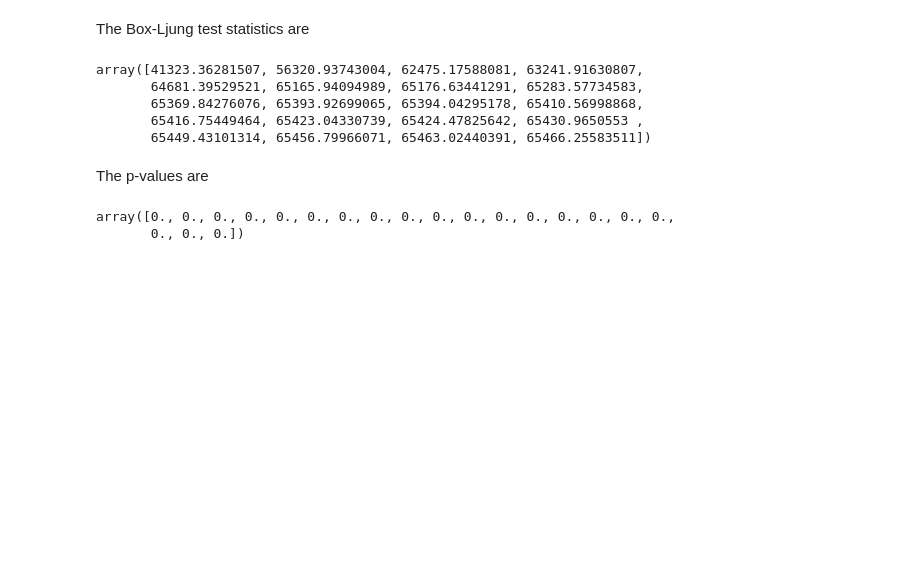
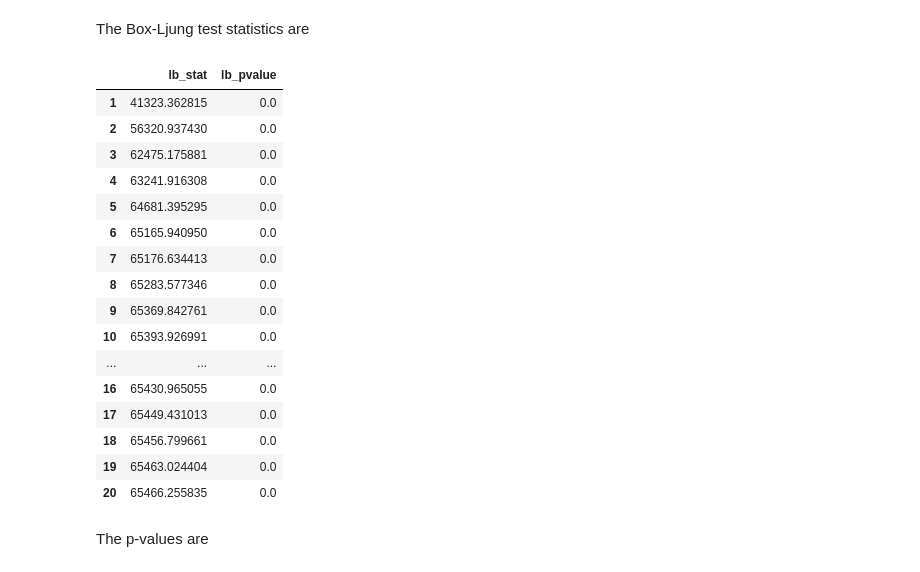
Before and after one commit to sacalderonv/TimeSeries, a Jupyter notebook: Python Jupyter/Red Neuronal Recurrente/RNN_BitCoin.ipynb, the cells around one changed output. Cells and saved outputs as stored; diff of their text form; code cells hidden in the pictures; blank space fills up the shorter version.

```diff
--- a/Python Jupyter/Red Neuronal Recurrente/RNN_BitCoin.ipynb
+++ b/Python Jupyter/Red Neuronal Recurrente/RNN_BitCoin.ipynb
@@ -315,4 +315,4 @@ params
 # Optionally, load pre-trained models
 Training the models takes several hours. To save time, you may load the already fitted models instead:
 # %%
-do_training = True # Set to True if you wish to train your own models
+do_training = False # Set to True if you wish to train your own models
@@ -319,8 +325,7 @@ do_training = True # Set to True if you wish to train your own models
 # %%
-#if do_training is False:
-#    custom_objects = {'AlphaRNN': AlphaRNN, 'AlphatRNN': AlphatRNN}
-#    for key in params.keys():
-#        params[key]['model'] = load_model('trained-RNNs/RNNs-Bitcoin-' + key + '.hdf5', custom_objects=custom_objects)
+if do_training is False:
+     for key in params.keys():
+        params[key]['model']=keras.models.load_model('RNNs-Bitcoin-SAVED-' + key + '.hdf5')
 # %% [markdown]
 # Cross-validation
 # %% [markdown]
@@ -328,7 +333,7 @@ The cell below performs a grid search to optimise the `n_units` and `l1_reg` for
 
 The results are cross-validated to avoid over-fitting. Scikit-Learn's `TimeSeriesSplit` function is used to partition the data into 5 pairs of training and testing sets, where the test data is always ahead of the training data in time.
 # %%
-cross_val = True # WARNING: Changing this to True will take many hours to run
+cross_val = False # WARNING: Changing this to True will take many hours to run
 
 if do_training and cross_val:
     n_units = [5, 10, 20]
@@ -663,21 +554,28 @@ key = 'rnn'
 predicted = params[key]['pred_test']
 residual = y_test[-n:] - predicted[-n:]
 # %%
-lb, p = sm.stats.diagnostic.acorr_ljungbox(residual, lags=20, boxpierce=False)
+statistic_lb = sm.stats.diagnostic.acorr_ljungbox(residual, lags=20, boxpierce=False,return_df=True)
 # %% [markdown]
 The Box-Ljung test statistics are
-# %%
-lb
-# %% [output]
-array([41323.36281507, 56320.93743004, 62475.17588081, 63241.91630807,
-       64681.39529521, 65165.94094989, 65176.63441291, 65283.57734583,
-       65369.84276076, 65393.92699065, 65394.04295178, 65410.56998868,
-       65416.75449464, 65423.04330739, 65424.47825642, 65430.9650553 ,
-       65449.43101314, 65456.79966071, 65463.02440391, 65466.25583511])
+# %%
+statistic_lb
+# %% [output]
+|  | lb_stat | lb_pvalue |
+| 1 | 41323.362815 | 0.0 |
+| 2 | 56320.937430 | 0.0 |
+| 3 | 62475.175881 | 0.0 |
+| 4 | 63241.916308 | 0.0 |
+| 5 | 64681.395295 | 0.0 |
+| 6 | 65165.940950 | 0.0 |
+| 7 | 65176.634413 | 0.0 |
+| 8 | 65283.577346 | 0.0 |
+| 9 | 65369.842761 | 0.0 |
+| 10 | 65393.926991 | 0.0 |
+| ... | ... | ... |
+| 16 | 65430.965055 | 0.0 |
+| 17 | 65449.431013 | 0.0 |
+| 18 | 65456.799661 | 0.0 |
+| 19 | 65463.024404 | 0.0 |
+| 20 | 65466.255835 | 0.0 |
 # %% [markdown]
 The p-values are
-# %%
-p
-# %% [output]
-array([0., 0., 0., 0., 0., 0., 0., 0., 0., 0., 0., 0., 0., 0., 0., 0., 0.,
-       0., 0., 0.])
```
Also changed, not shown: parts of 6 cells of this notebook.
